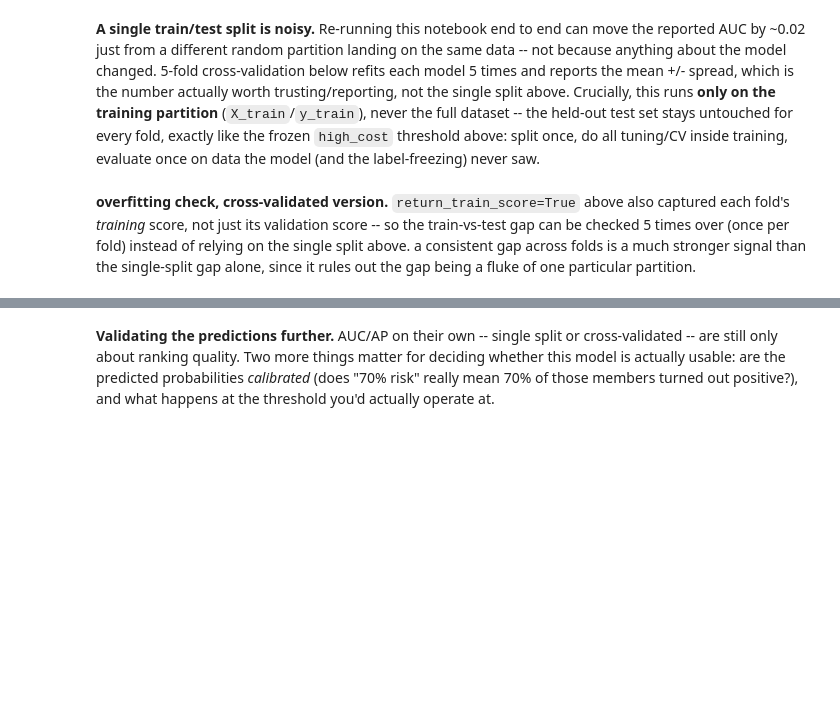
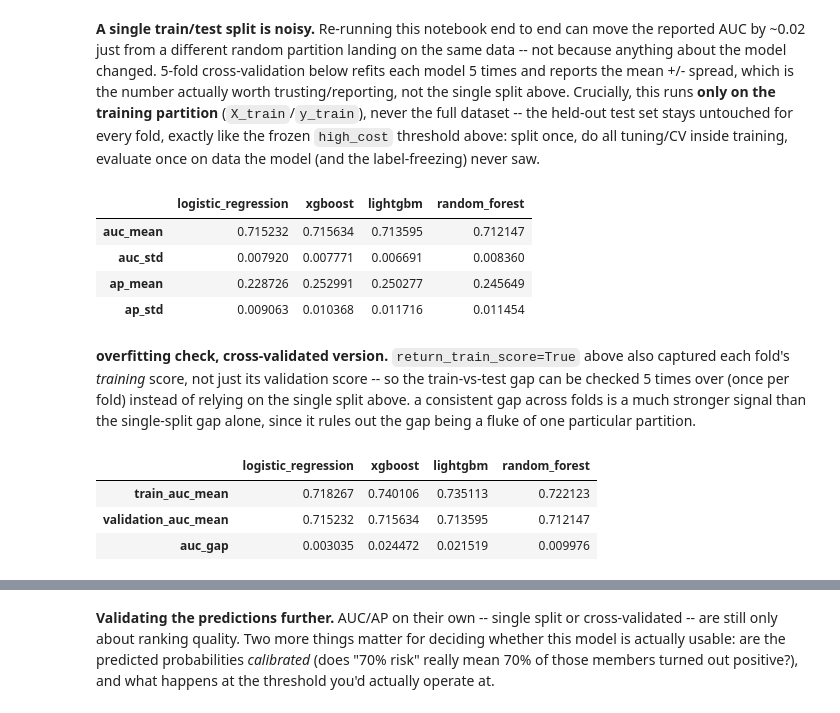
Before and after one commit to nainikagupta02/medicare-risk-pipeline, a Jupyter notebook: notebooks/05_train_models.ipynb, the cells around one changed output, grey strips where cells are left out. Cells and saved outputs as stored; diff of their text form; code cells hidden in the pictures; blank space fills up the shorter version.

```diff
--- a/notebooks/05_train_models.ipynb
+++ b/notebooks/05_train_models.ipynb
@@ -240,33 +306,44 @@ train_vs_test[["train_auc", "test_auc", "auc_gap", "train_average_precision", "t
 from sklearn.model_selection import StratifiedKFold, cross_validate
 
 cv = StratifiedKFold(n_splits=5, shuffle=True, random_state=config["random_seed"])
 scoring = ["roc_auc", "average_precision"]
 
 # cross_validate clones each estimator fresh per fold, so passing the
 # already-fit pipeline/model objects is fine -- their hyperparameters
 # (including scale_pos_weight, fixed from the full training set) carry over,
 # only the fit itself is redone per fold. run on X_train/y_train ONLY, not
 # the full X/y -- X_test/y_test is reserved entirely for the one-shot
 # evaluation later in this notebook
 logreg_cv = cross_validate(logreg_pipeline, X_train, y_train, cv=cv, scoring=scoring, return_train_score=True)
 xgb_cv = cross_validate(xgb_model, X_train, y_train, cv=cv, scoring=scoring, return_train_score=True)
 lgbm_cv = cross_validate(lgbm_model, X_train, y_train, cv=cv, scoring=scoring, return_train_score=True)
+rf_cv = cross_validate(rf_model, X_train, y_train, cv=cv, scoring=scoring, return_train_score=True)
 
 cv_summary = pd.DataFrame({
     "logistic_regression": [
         logreg_cv["test_roc_auc"].mean(), logreg_cv["test_roc_auc"].std(),
         logreg_cv["test_average_precision"].mean(), logreg_cv["test_average_precision"].std(),
     ],
     "xgboost": [
         xgb_cv["test_roc_auc"].mean(), xgb_cv["test_roc_auc"].std(),
         xgb_cv["test_average_precision"].mean(), xgb_cv["test_average_precision"].std(),
     ],
     "lightgbm": [
         lgbm_cv["test_roc_auc"].mean(), lgbm_cv["test_roc_auc"].std(),
         lgbm_cv["test_average_precision"].mean(), lgbm_cv["test_average_precision"].std(),
     ],
+    "random_forest": [
+        rf_cv["test_roc_auc"].mean(), rf_cv["test_roc_auc"].std(),
+        rf_cv["test_average_precision"].mean(), rf_cv["test_average_precision"].std(),
+    ],
 }, index=["auc_mean", "auc_std", "ap_mean", "ap_std"])
 cv_summary
+# %% [output]
+|  | logistic_regression | xgboost | lightgbm | random_forest |
+| auc_mean | 0.715232 | 0.715634 | 0.713595 | 0.712147 |
+| auc_std | 0.007920 | 0.007771 | 0.006691 | 0.008360 |
+| ap_mean | 0.228726 | 0.252991 | 0.250277 | 0.245649 |
+| ap_std | 0.009063 | 0.010368 | 0.011716 | 0.011454 |
 # %% [markdown]
 **overfitting check, cross-validated version.** `return_train_score=True` above also captured each fold's *training* score, not just its validation score -- so the train-vs-test gap can be checked 5 times over (once per fold) instead of relying on the single split above. a consistent gap across folds is a much stronger signal than the single-split gap alone, since it rules out the gap being a fluke of one particular partition.
 # %%
@@ -277,5 +354,12 @@ cv_overfit_summary = pd.DataFrame({
                 xgb_cv["train_roc_auc"].mean() - xgb_cv["test_roc_auc"].mean()],
     "lightgbm": [lgbm_cv["train_roc_auc"].mean(), lgbm_cv["test_roc_auc"].mean(),
                  lgbm_cv["train_roc_auc"].mean() - lgbm_cv["test_roc_auc"].mean()],
+    "random_forest": [rf_cv["train_roc_auc"].mean(), rf_cv["test_roc_auc"].mean(),
+                       rf_cv["train_roc_auc"].mean() - rf_cv["test_roc_auc"].mean()],
 }, index=["train_auc_mean", "validation_auc_mean", "auc_gap"])
 cv_overfit_summary
+# %% [output]
+|  | logistic_regression | xgboost | lightgbm | random_forest |
+| train_auc_mean | 0.718267 | 0.740106 | 0.735113 | 0.722123 |
+| validation_auc_mean | 0.715232 | 0.715634 | 0.713595 | 0.712147 |
+| auc_gap | 0.003035 | 0.024472 | 0.021519 | 0.009976 |
```
Also changed, not shown: parts of 24 cells of this notebook, 4 other files.
